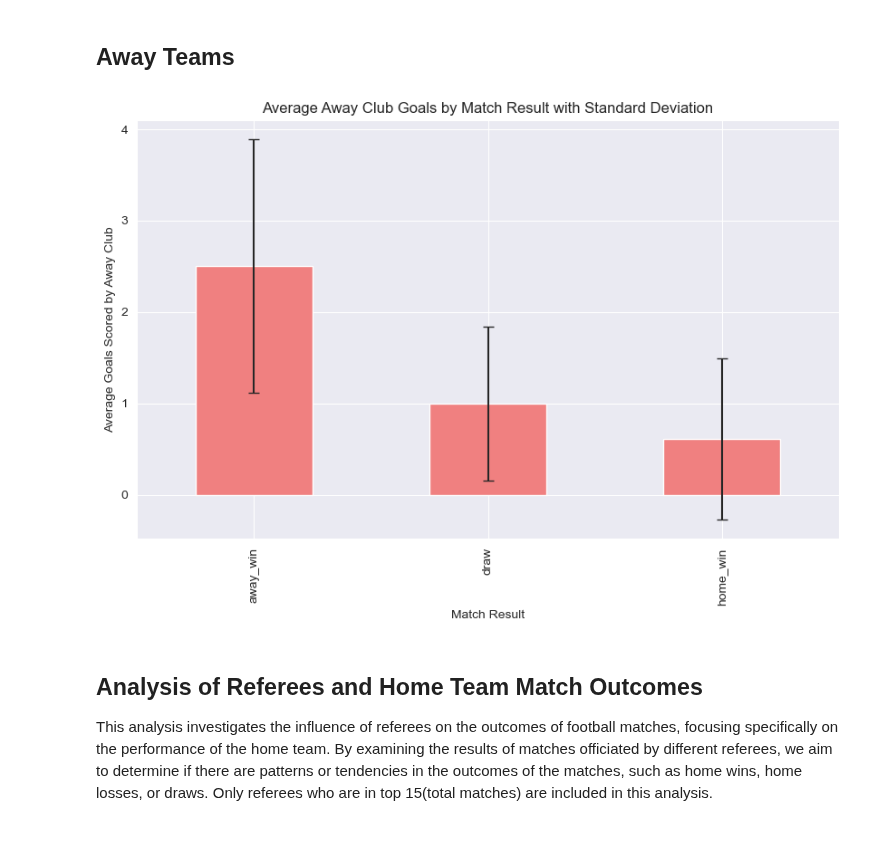
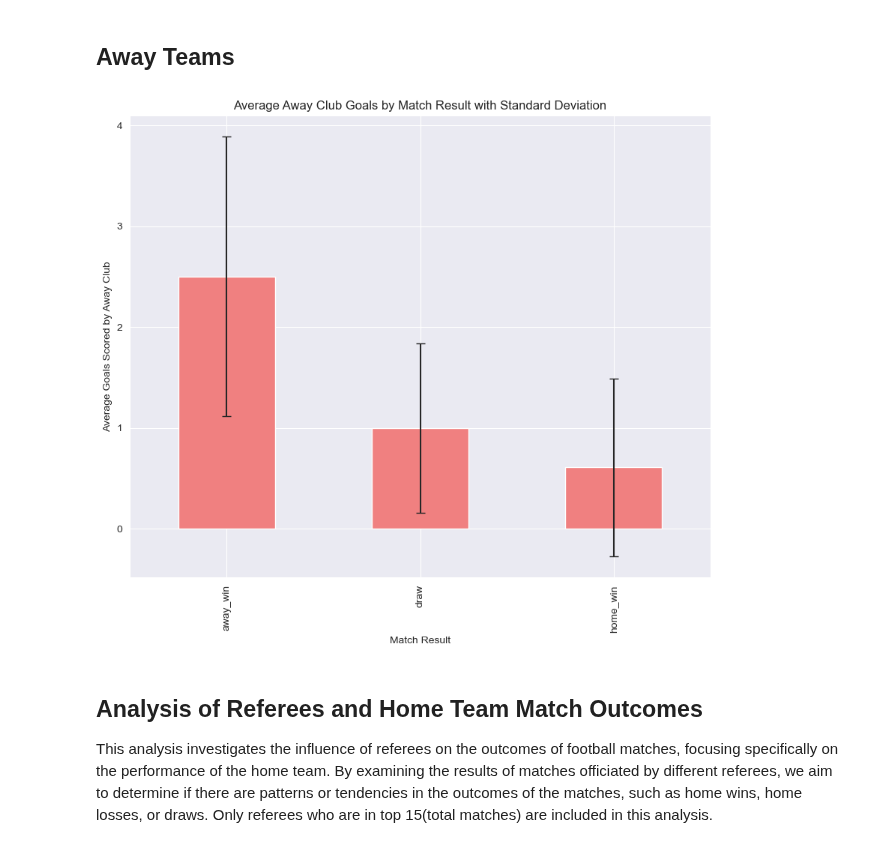
Before and after one commit to BonincontroL/IumTweb_project, a Jupyter notebook: solution/DataAnalysis/JupyterNotebooks/games.ipynb, the cells around one changed output. Drawn from its saved outputs; the diff is of its cells as text; code cells hidden in the pictures.

```diff
--- a/solution/DataAnalysis/JupyterNotebooks/games.ipynb
+++ b/solution/DataAnalysis/JupyterNotebooks/games.ipynb
@@ -246,16 +246,16 @@ plt.show()
 # %%
 # Calcolo della media e della deviazione standard per i gol delle squadre in trasferta
 away_goals_summary = games_df_result.groupby('result')['away_club_goals'].agg(['mean', 'std'])
 
 # Bar Plot per i gol delle squadre in trasferta
-plt.figure(figsize=(10, 6))
+plt.figure(figsize=(10, 8))
 away_goals_summary['mean'].plot(kind='bar', yerr=away_goals_summary['std'], capsize=4, color='lightcoral')
 plt.title('Average Away Club Goals by Match Result with Standard Deviation')
 plt.xlabel('Match Result')
 plt.ylabel('Average Goals Scored by Away Club')
 plt.show()
 # %% [output]
-[figure, old version]
+[figure, new version]
 # %% [markdown]
 ## Analysis of Referees and Home Team Match Outcomes
 This analysis investigates the influence of referees on the outcomes of football matches, focusing specifically on the performance of the home team. By examining the results of matches officiated by different referees, we aim to determine if there are patterns or tendencies in the outcomes of the matches, such as home wins, home losses, or draws.
```
Also changed, not shown: parts of 15 cells of this notebook.
